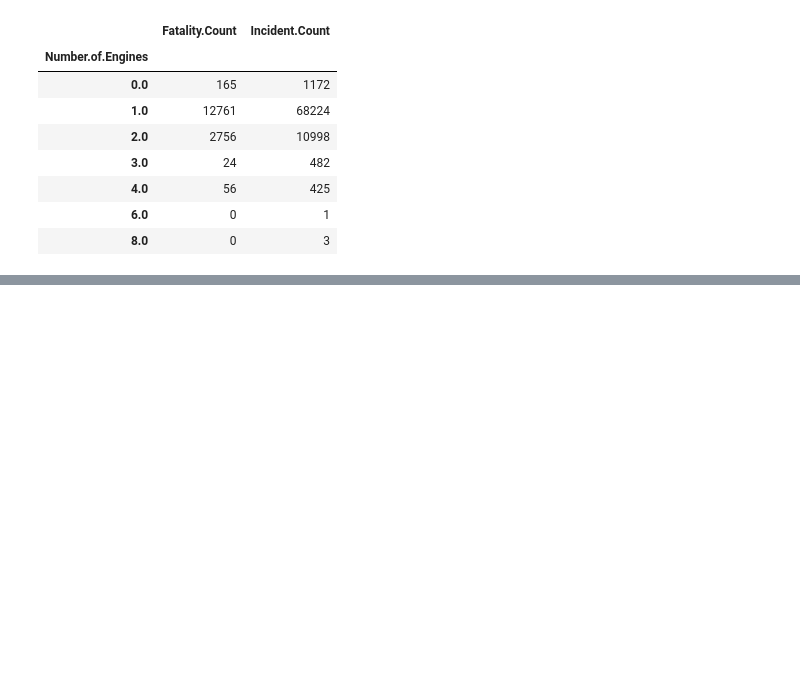
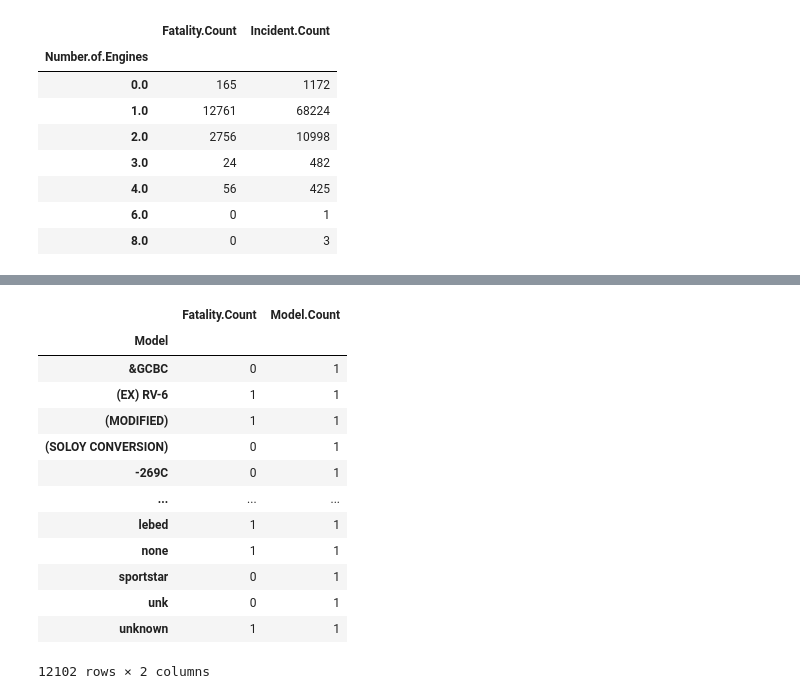
Before and after one commit to AndrewReusche/dsc-phase-1-project-v3, a Jupyter notebook: student.ipynb, the cells around one changed output, grey strips where cells are left out. Cells and saved outputs as stored; diff of their text form; code cells hidden in the pictures; blank space fills up the shorter version.

```diff
--- a/student.ipynb
+++ b/student.ipynb
@@ -1155,0 +1282,2 @@ Number_of_Engine_Analysis
+# %%
+Fatal_Model_Count_DF.rename(columns={'Incident.Severity':'Fatality.Count'},inplace=True)
@@ -1155,0 +1411,2 @@ Number_of_Engine_Analysis
+# %%
+Total_Model_Count_DF=Fatal_Model_Count_Scrubbed['Model'].value_counts().to_frame()
@@ -1155,0 +1453,17 @@ Number_of_Engine_Analysis
+# %%
+Fatal_Model_Analysis
+# %% [output]
+|  | Fatality.Count | Model.Count |
+| Model |  |  |
+| &GCBC | 0 | 1 |
+| (EX) RV-6 | 1 | 1 |
+| (MODIFIED) | 1 | 1 |
+| (SOLOY CONVERSION) | 0 | 1 |
+| -269C | 0 | 1 |
+| ... | ... | ... |
+| lebed | 1 | 1 |
+| none | 1 | 1 |
+| sportstar | 0 | 1 |
+| unk | 0 | 1 |
+| unknown | 1 | 1 |
+12102 rows × 2 columns
```
Also changed, not shown: parts of 39 cells of this notebook.
